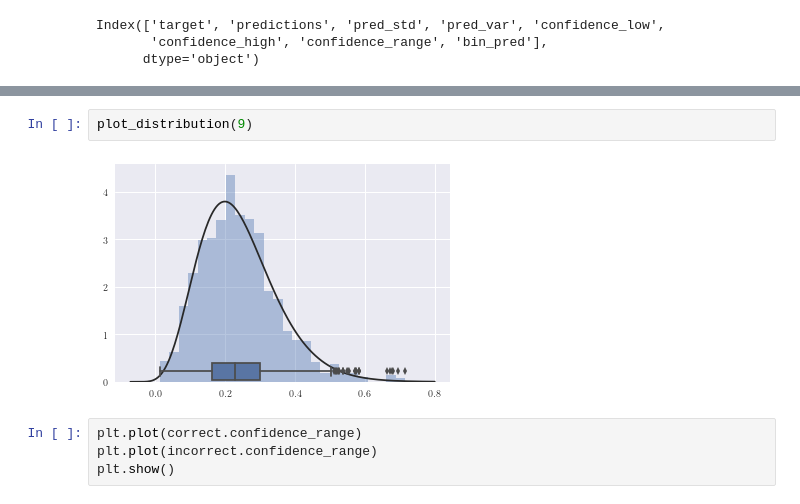
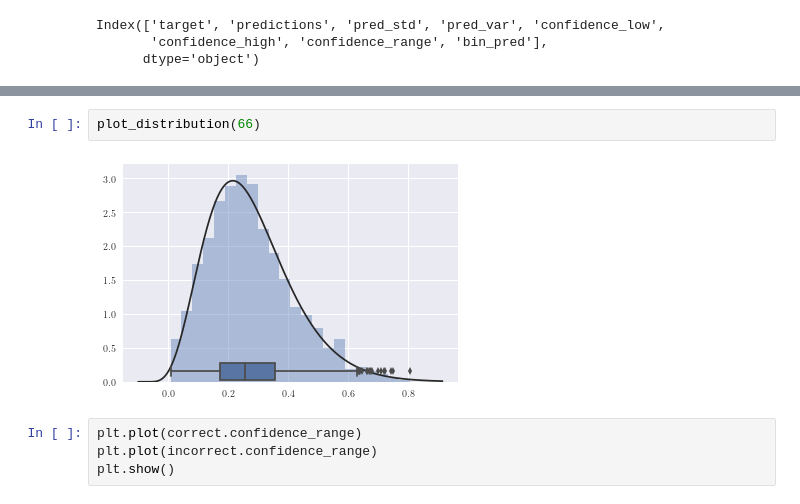
Before and after one commit to msahamed/earthquake_physics_bayesian_nn, a Jupyter notebook: Baysian_neural_network.ipynb, the cells around one changed output, grey strips where cells are left out. Saved outputs shown, nothing was run; the diff lists cells and outputs as text.

```diff
--- a/Baysian_neural_network.ipynb
+++ b/Baysian_neural_network.ipynb
@@ -359,7 +359,7 @@ incorrect.head(10)
 # %%
-plot_distribution(9)
+plot_distribution(66)
 # %% [output]
-[figure, old version]
+[figure, new version]
 # %%
 plt.plot(correct.confidence_range)
 plt.plot(incorrect.confidence_range)
```
Also changed, not shown: parts of 9 cells of this notebook.
